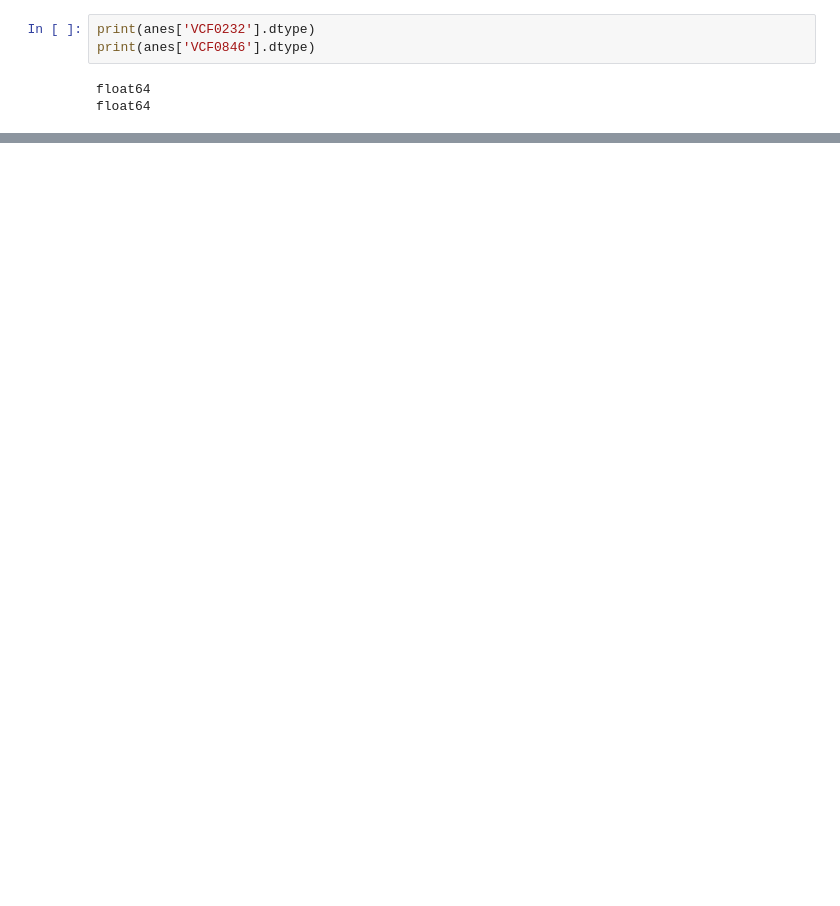
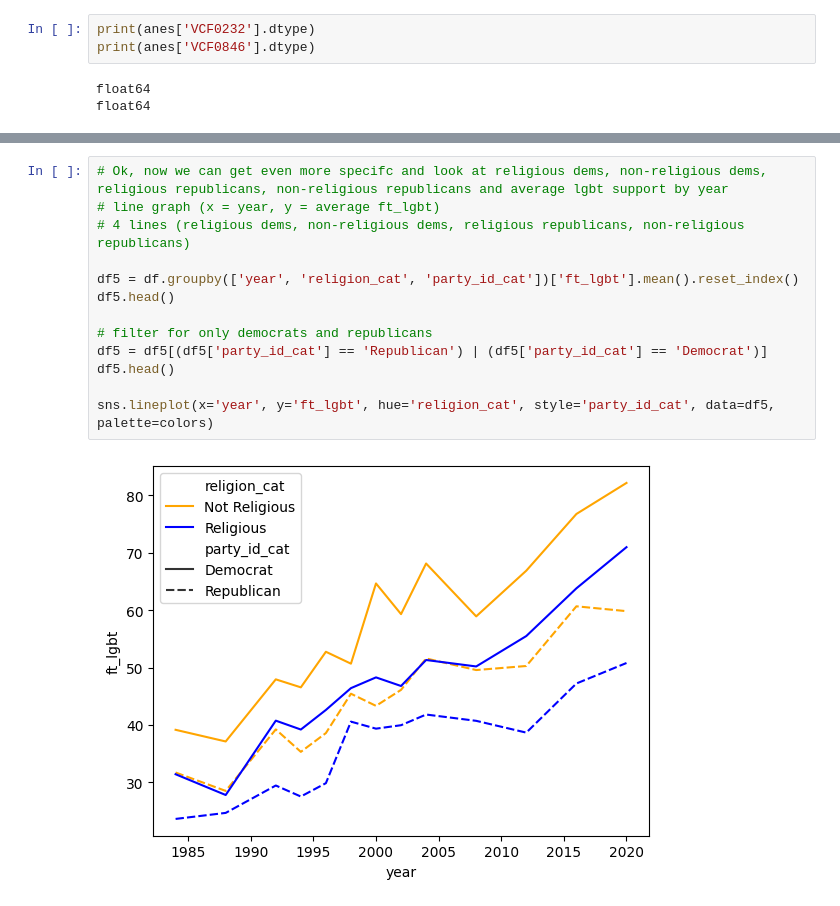
Before and after one commit to VUDataSci/data-presentation-eleanorbeers, a Jupyter notebook: eda_project_anes.ipynb, the cells around one changed output, grey strips where cells are left out. Drawn from its saved outputs; the diff is of its cells as text; blank space fills up the shorter version.

```diff
--- a/eda_project_anes.ipynb
+++ b/eda_project_anes.ipynb
@@ -29,0 +187,15 @@ float64
+# %%
+# Ok, now we can get even more specifc and look at religious dems, non-religious dems, religious republicans, non-religious republicans and average lgbt support by year
+# line graph (x = year, y = average ft_lgbt)
+# 4 lines (religious dems, non-religious dems, religious republicans, non-religious republicans)
+
+df5 = df.groupby(['year', 'religion_cat', 'party_id_cat'])['ft_lgbt'].mean().reset_index()
+df5.head()
+
+# filter for only democrats and republicans
+df5 = df5[(df5['party_id_cat'] == 'Republican') | (df5['party_id_cat'] == 'Democrat')]
+df5.head()
+
+sns.lineplot(x='year', y='ft_lgbt', hue='religion_cat', style='party_id_cat', data=df5, palette=colors)
+# %% [output]
+[figure, added]
```
Also changed, not shown: parts of 17 cells of this notebook.
